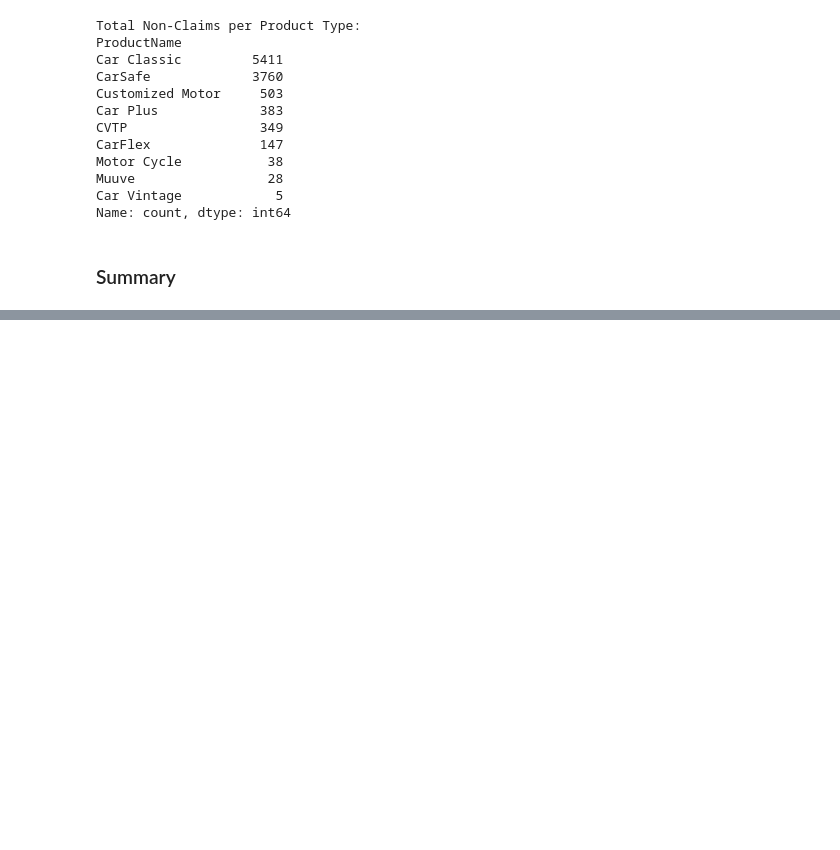
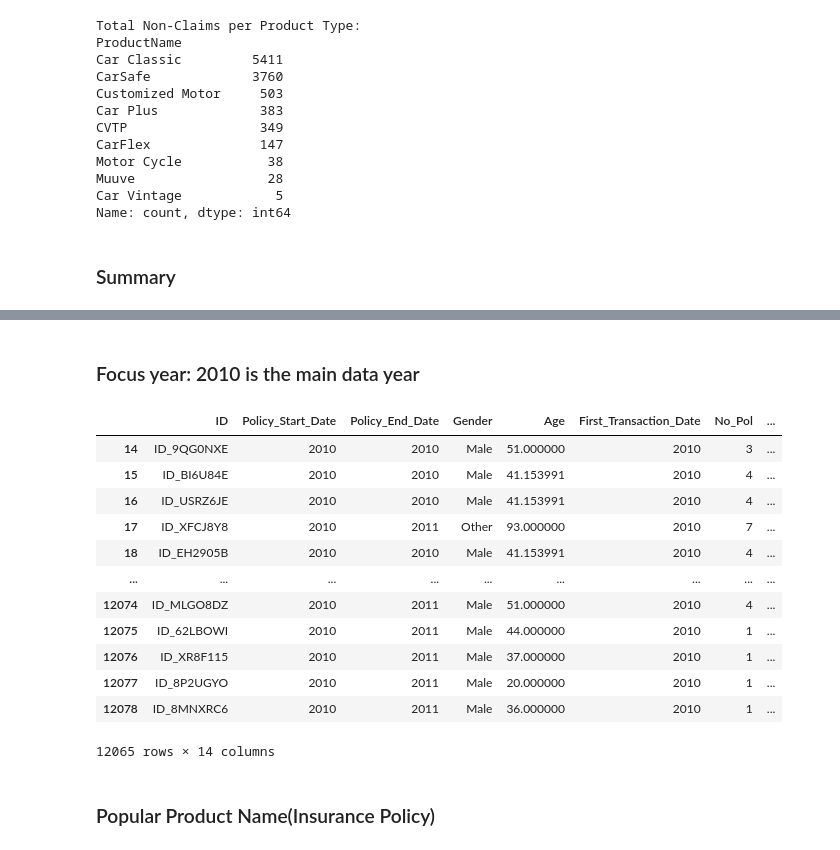
Before and after one commit to The-DigitalAcademy/claim_vision, a Jupyter notebook: analytical_questions.ipynb, the cells around one changed output, grey strips where cells are left out. Saved outputs shown, nothing was run; the diff lists cells and outputs as text; code cells hidden in the pictures; blank space fills up the shorter version.

```diff
--- a/analytical_questions.ipynb
+++ b/analytical_questions.ipynb
@@ -123,0 +232,16 @@ Car Vintage                    5           NaN          5        0.000000
+# %%
+train["Policy_End_Date"] = pd.to_datetime(train["Policy_End_Date"])
+
+train["Policy_End_Date"] = train["Policy_End_Date"].dt.year
+
+yearly_volume = train["Policy_End_Date"].value_counts().sort_index()
+
+print(yearly_volume)
+# %%
+train["First_Transaction_Date"] = pd.to_datetime(train["First_Transaction_Date"])
+
+train["First_Transaction_Date"] = train["First_Transaction_Date"].dt.year
+
+yearly_volume = train["First_Transaction_Date"].value_counts().sort_index()
+
+print(yearly_volume)
@@ -123,0 +259,21 @@ Car Vintage                    5           NaN          5        0.000000
+# %% [markdown]
+### Focus year: 2010 is the main data year
+# %%
+train_2010 = train[train["Policy_Start_Date"] == 2010]
+train_2010
+# %% [output]
+|  | ID | Policy_Start_Date | Policy_End_Date | Gender | Age | First_Transaction_Date | No_Pol | ... |
+| 14 | ID_9QG0NXE | 2010 | 2010 | Male | 51.000000 | 2010 | 3 | ... |
+| 15 | ID_BI6U84E | 2010 | 2010 | Male | 41.153991 | 2010 | 4 | ... |
+| 16 | ID_USRZ6JE | 2010 | 2010 | Male | 41.153991 | 2010 | 4 | ... |
+| 17 | ID_XFCJ8Y8 | 2010 | 2011 | Other | 93.000000 | 2010 | 7 | ... |
+| 18 | ID_EH2905B | 2010 | 2010 | Male | 41.153991 | 2010 | 4 | ... |
+| ... | ... | ... | ... | ... | ... | ... | ... | ... |
+| 12074 | ID_MLGO8DZ | 2010 | 2011 | Male | 51.000000 | 2010 | 4 | ... |
+| 12075 | ID_62LBOWI | 2010 | 2011 | Male | 44.000000 | 2010 | 1 | ... |
+| 12076 | ID_XR8F115 | 2010 | 2011 | Male | 37.000000 | 2010 | 1 | ... |
+| 12077 | ID_8P2UGYO | 2010 | 2011 | Male | 20.000000 | 2010 | 1 | ... |
+| 12078 | ID_8MNXRC6 | 2010 | 2011 | Male | 36.000000 | 2010 | 1 | ... |
+12065 rows × 14 columns
+# %% [markdown]
+### Popular Product Name(Insurance Policy)
```
Also changed, not shown: parts of 17 cells of this notebook, 3 other files.
